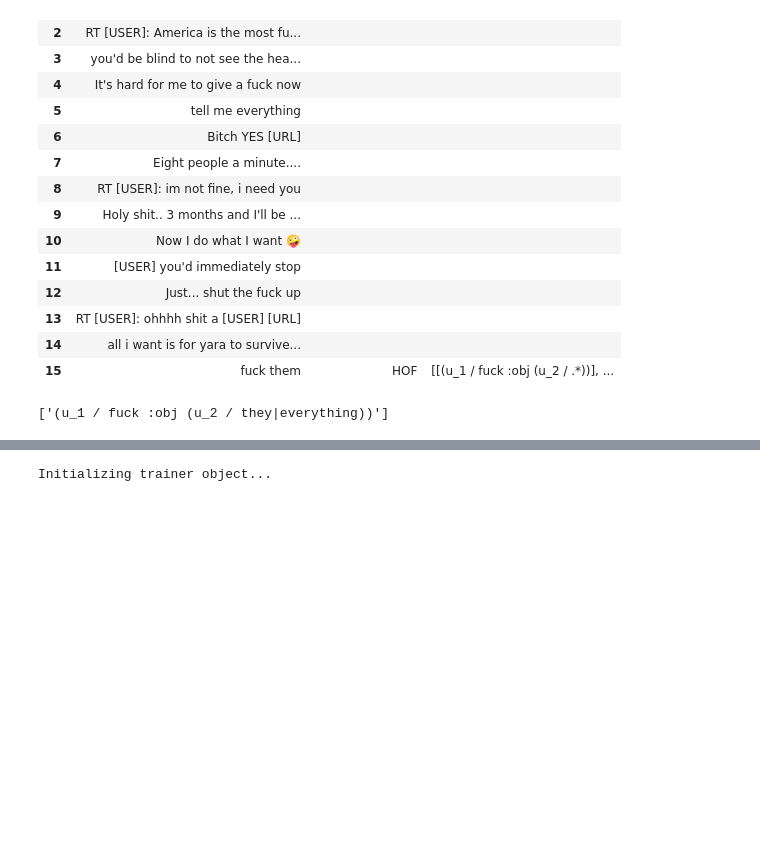
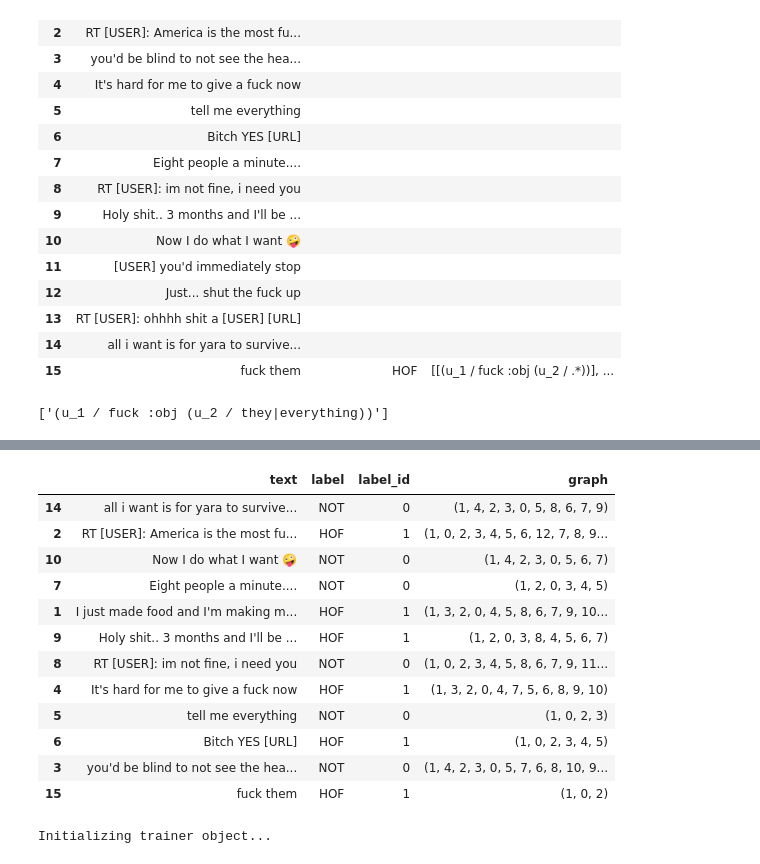
Before and after one commit to adaamko/POTATO, a Jupyter notebook: notebooks/hasoc_examples.ipynb, the cells around one changed output, grey strips where cells are left out. Cells and saved outputs as stored; diff of their text form; code cells hidden in the pictures; blank space fills up the shorter version.

```diff
--- a/notebooks/hasoc_examples.ipynb
+++ b/notebooks/hasoc_examples.ipynb
@@ -203,3 +225,19 @@ val.to_pickle("val_dataset")
+# %%
+train
+# %% [output]
+|  | text | label | label_id | graph |
+| 14 | all i want is for yara to survive... | NOT | 0 | (1, 4, 2, 3, 0, 5, 8, 6, 7, 9) |
+| 2 | RT [USER]: America is the most fu... | HOF | 1 | (1, 0, 2, 3, 4, 5, 6, 12, 7, 8, 9... |
+| 10 | Now I do what I want 🤪 | NOT | 0 | (1, 4, 2, 3, 0, 5, 6, 7) |
+| 7 | Eight people a minute.... | NOT | 0 | (1, 2, 0, 3, 4, 5) |
+| 1 | I just made food and I'm making m... | HOF | 1 | (1, 3, 2, 0, 4, 5, 8, 6, 7, 9, 10... |
+| 9 | Holy shit.. 3 months and I'll be ... | HOF | 1 | (1, 2, 0, 3, 8, 4, 5, 6, 7) |
+| 8 | RT [USER]: im not fine, i need you | NOT | 0 | (1, 0, 2, 3, 4, 5, 8, 6, 7, 9, 11... |
+| 4 | It's hard for me to give a fuck now | HOF | 1 | (1, 3, 2, 0, 4, 7, 5, 6, 8, 9, 10) |
+| 5 | tell me everything | NOT | 0 | (1, 0, 2, 3) |
+| 6 | Bitch YES [URL] | HOF | 1 | (1, 0, 2, 3, 4, 5) |
+| 3 | you'd be blind to not see the hea... | NOT | 0 | (1, 4, 2, 3, 0, 5, 7, 6, 8, 10, 9... |
+| 15 | fuck them | HOF | 1 | (1, 0, 2) |
 # %%
 trainer = GraphTrainer(train)
 # %% [output]
```
Also changed, not shown: parts of 5 cells of this notebook, 13 other files.
